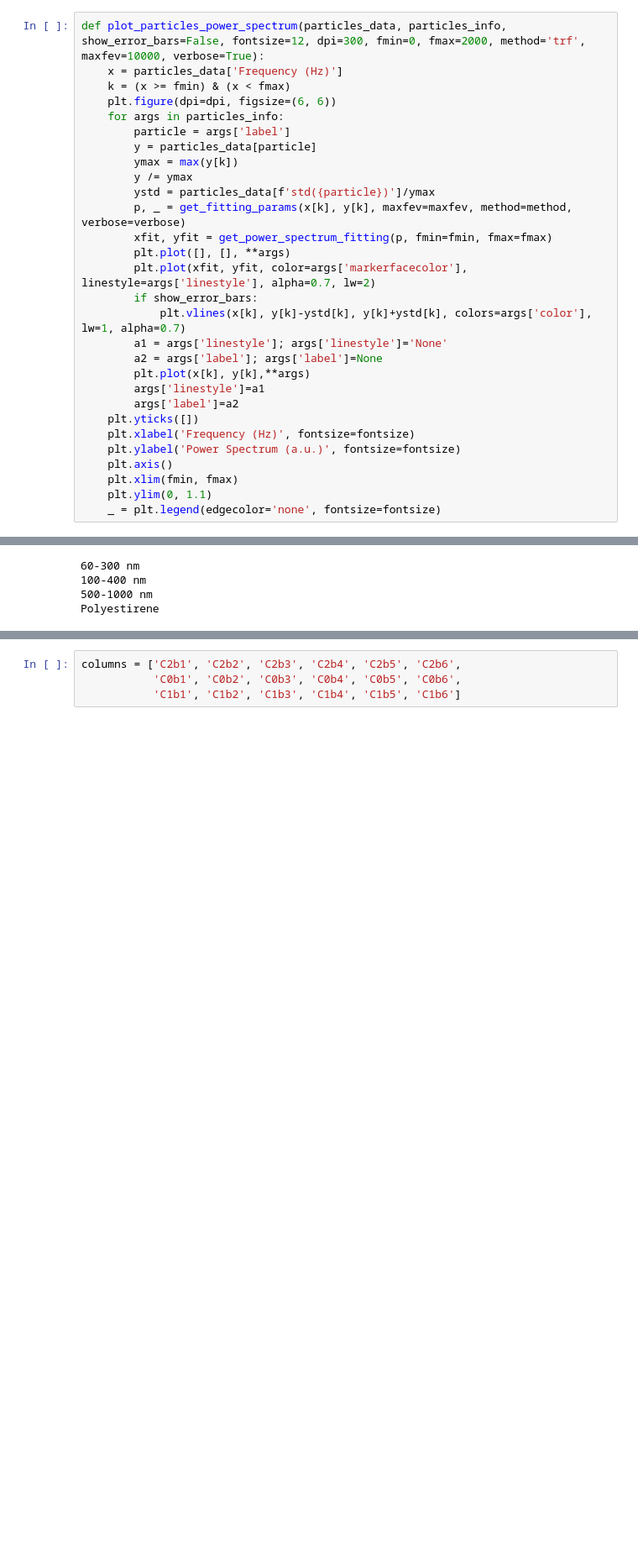
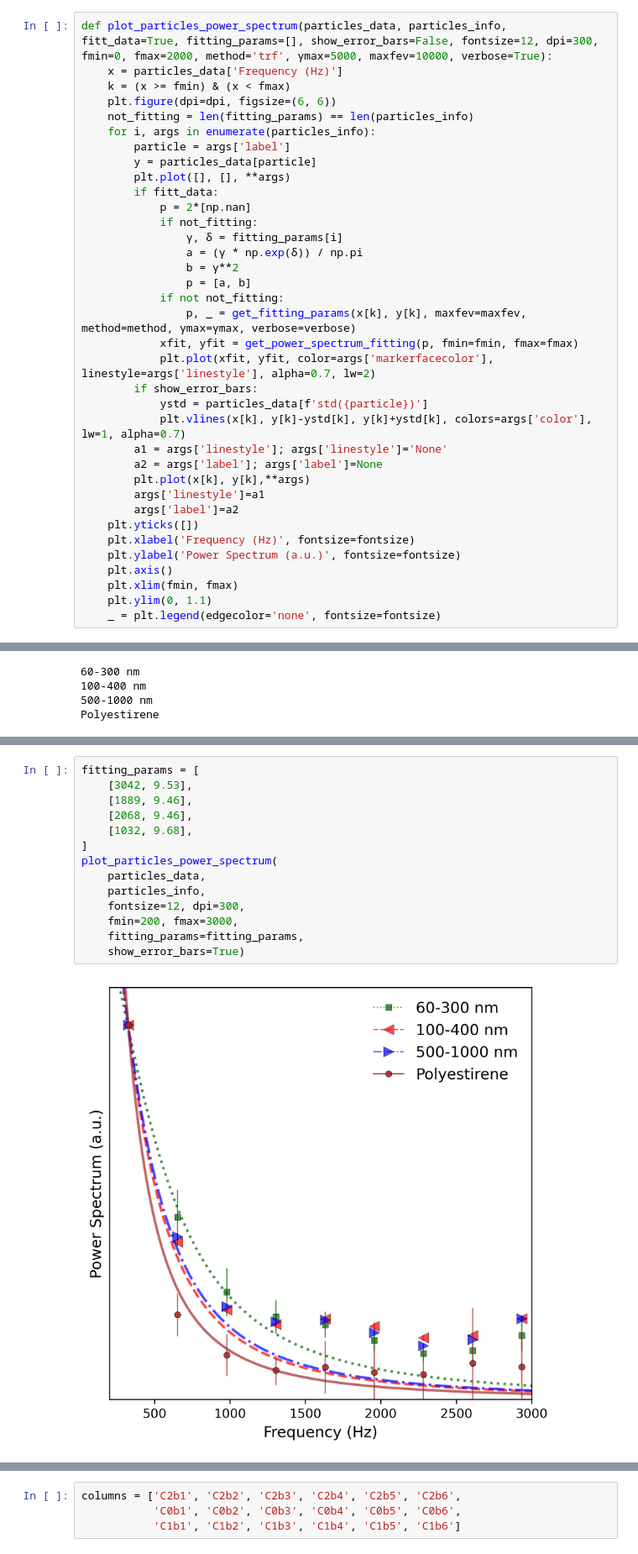
Before and after one commit to davidalejandromiranda/fedsa_public, a Jupyter notebook: data_processing.ipynb, the cells around one changed output, grey strips where cells are left out. Shown: that part at 84% size. Drawn from its saved outputs; the diff is of its cells as text; blank space fills up the shorter version.

```diff
--- a/data_processing.ipynb
+++ b/data_processing.ipynb
@@ -52,21 +75,28 @@ def set_mean_str_normalize(label, particles_data, exclude=[]):
     particles_data[f'std({label})'] = particles_data[columns].std(axis=1)
     return particles_data
 # %%
-def plot_particles_power_spectrum(particles_data, particles_info, show_error_bars=False, fontsize=12, dpi=300, fmin=0, fmax=2000, method='trf', maxfev=10000, verbose=True):
+def plot_particles_power_spectrum(particles_data, particles_info, fitt_data=True, fitting_params=[], show_error_bars=False, fontsize=12, dpi=300, fmin=0, fmax=2000, method='trf', γmax=5000, maxfev=10000, verbose=True):
     x = particles_data['Frequency (Hz)']
     k = (x >= fmin) & (x < fmax)
     plt.figure(dpi=dpi, figsize=(6, 6))
-    for args in particles_info:
+    not_fitting = len(fitting_params) == len(particles_info)
+    for i, args in enumerate(particles_info):
         particle = args['label']
         y = particles_data[particle]
-        ymax = max(y[k])
-        y /= ymax
-        ystd = particles_data[f'std({particle})']/ymax
-        p, _ = get_fitting_params(x[k], y[k], maxfev=maxfev, method=method, verbose=verbose)
-        xfit, yfit = get_power_spectrum_fitting(p, fmin=fmin, fmax=fmax)
         plt.plot([], [], **args)
-        plt.plot(xfit, yfit, color=args['markerfacecolor'], linestyle=args['linestyle'], alpha=0.7, lw=2)
+        if fitt_data:
+            p = 2*[np.nan]
+            if not_fitting:
+                γ, δ = fitting_params[i]
+                a = (γ * np.exp(δ)) / np.pi
+                b = γ**2
+                p = [a, b]
+            if not not_fitting:
+                p, _ = get_fitting_params(x[k], y[k], maxfev=maxfev, method=method, γmax=γmax, verbose=verbose)
+            xfit, yfit = get_power_spectrum_fitting(p, fmin=fmin, fmax=fmax)
+            plt.plot(xfit, yfit, color=args['markerfacecolor'], linestyle=args['linestyle'], alpha=0.7, lw=2)
         if show_error_bars:
+            ystd = particles_data[f'std({particle})']
             plt.vlines(x[k], y[k]-ystd[k], y[k]+ystd[k], colors=args['color'], lw=1, alpha=0.7)
         a1 = args['linestyle']; args['linestyle']='None'
         a2 = args['label']; args['label']=None
@@ -308,3 +345,19 @@ plot_particles_power_spectrum(particles_data, particles_info, fontsize=12, dpi=3
 γ: 3097.7, δ:9.53
 γ: 295.0, δ:10.7
 [figure]
+# %%
+fitting_params = [
+    [3042, 9.53],
+    [1889, 9.46],
+    [2068, 9.46],
+    [1032, 9.68],
+]
+plot_particles_power_spectrum(
+    particles_data,
+    particles_info,
+    fontsize=12, dpi=300,
+    fmin=200, fmax=3000,
+    fitting_params=fitting_params,
+    show_error_bars=True)
+# %% [output]
+[figure, added]
```
Also changed, not shown: parts of 6 cells of this notebook.
